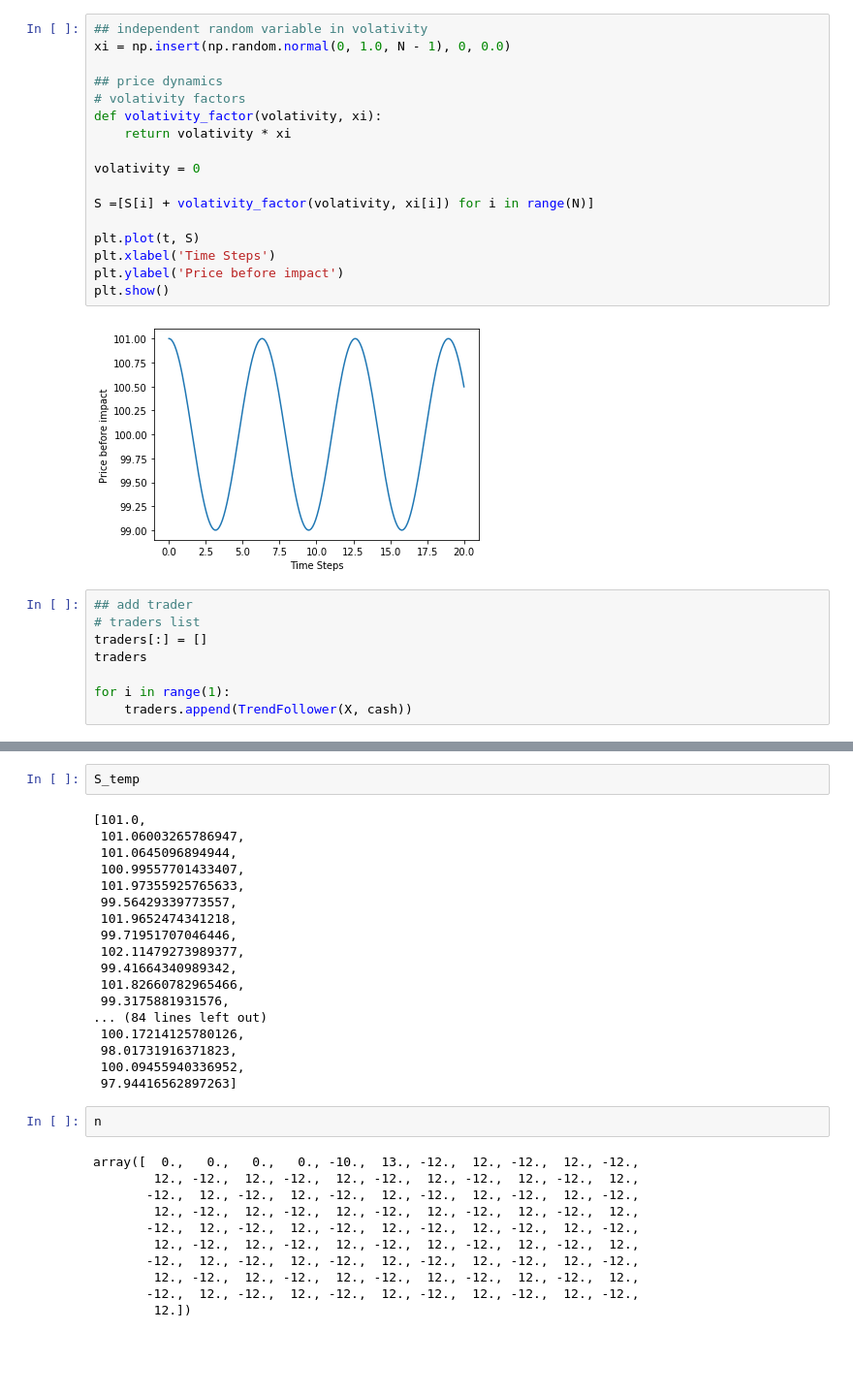
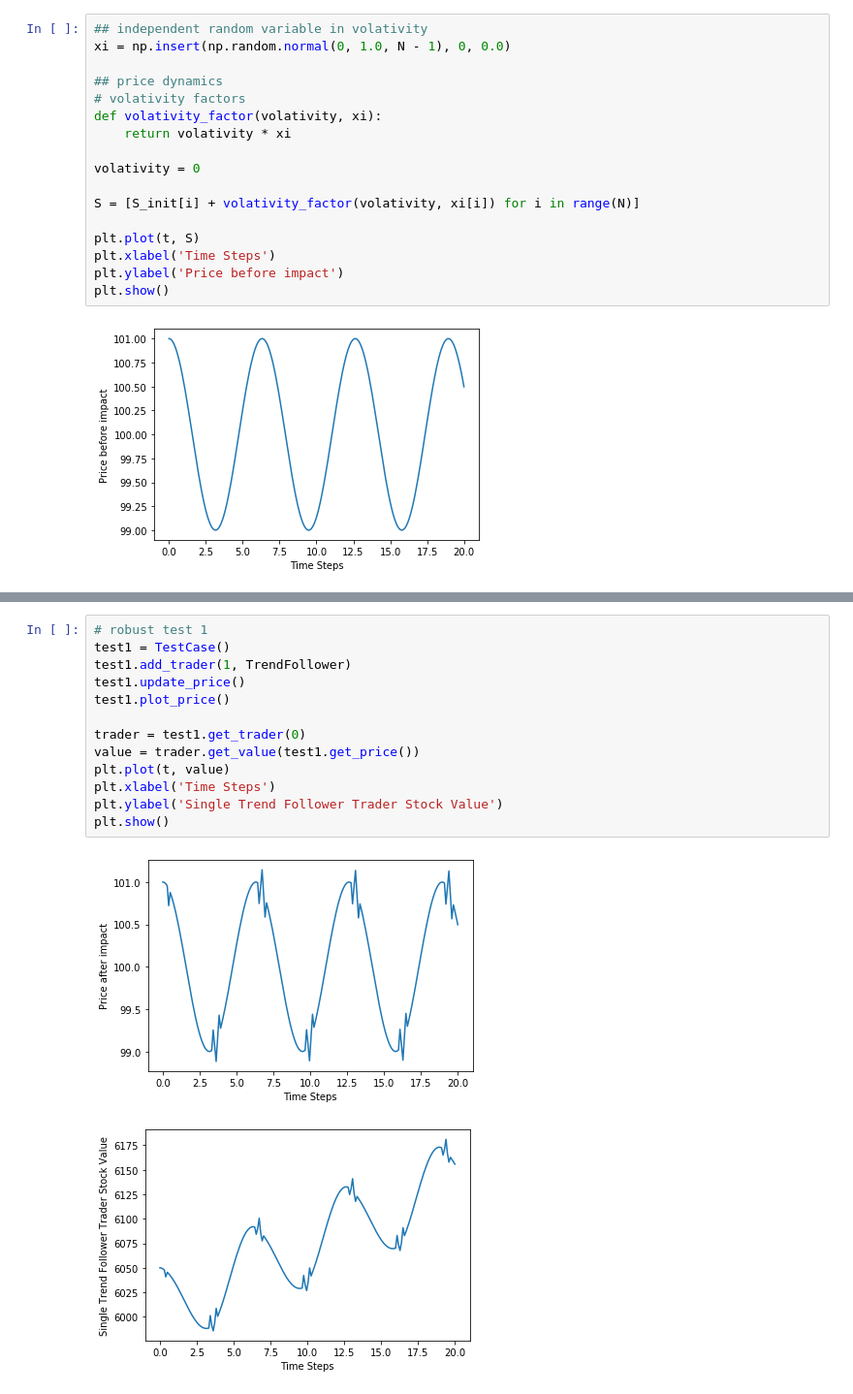
Before and after one commit to khanhnguyen15/Market-Simulation, a Jupyter notebook: Market-Simulation.ipynb, the cells around one changed output, grey strips where cells are left out. Shown: that part at 97% size. Cells and saved outputs as stored; diff of their text form; blank space fills up the shorter version.

Commit message:
formalize test case

```diff
--- a/Market-Simulation.ipynb
+++ b/Market-Simulation.ipynb
@@ -117,7 +144,7 @@ def volativity_factor(volativity, xi):
 
 volativity = 0
 
-S =[S[i] + volativity_factor(volativity, xi[i]) for i in range(N)]
+S = [S_init[i] + volativity_factor(volativity, xi[i]) for i in range(N)]
 
 plt.plot(t, S)
 plt.xlabel('Time Steps')
@@ -125,11 +152,3 @@ plt.ylabel('Price before impact')
 plt.show()
 # %% [output]
 [figure]
-# %%
-## add trader
-# traders list
-traders[:] = []
-traders
-
-for i in range(1):
-    traders.append(TrendFollower(X, cash))
@@ -200,33 +200,16 @@ value
-# %%
-S_temp
-# %% [output]
-[101.0,
- 101.06003265786947,
- 101.0645096894944,
- 100.99557701433407,
- 101.97355925765633,
- 99.56429339773557,
- 101.9652474341218,
- 99.71951707046446,
- 102.11479273989377,
- 99.41664340989342,
- 101.82660782965466,
- 99.3175881931576,
-... (84 lines left out)
- 100.17214125780126,
- 98.01731916371823,
- 100.09455940336952,
- 97.94416562897263]
-# %%
-n
-# %% [output]
-array([  0.,   0.,   0.,   0., -10.,  13., -12.,  12., -12.,  12., -12.,
-        12., -12.,  12., -12.,  12., -12.,  12., -12.,  12., -12.,  12.,
-       -12.,  12., -12.,  12., -12.,  12., -12.,  12., -12.,  12., -12.,
-        12., -12.,  12., -12.,  12., -12.,  12., -12.,  12., -12.,  12.,
-       -12.,  12., -12.,  12., -12.,  12., -12.,  12., -12.,  12., -12.,
-        12., -12.,  12., -12.,  12., -12.,  12., -12.,  12., -12.,  12.,
-       -12.,  12., -12.,  12., -12.,  12., -12.,  12., -12.,  12., -12.,
-        12., -12.,  12., -12.,  12., -12.,  12., -12.,  12., -12.,  12.,
-       -12.,  12., -12.,  12., -12.,  12., -12.,  12., -12.,  12., -12.,
-        12.])
+# %%
+# robust test 1
+test1 = TestCase()
+test1.add_trader(1, TrendFollower)
+test1.update_price()
+test1.plot_price()
+
+trader = test1.get_trader(0)
+value = trader.get_value(test1.get_price())
+plt.plot(t, value)
+plt.xlabel('Time Steps')
+plt.ylabel('Single Trend Follower Trader Stock Value')
+plt.show()
+# %% [output]
+[figure, added]
+[figure, added]
```
Also changed, not shown: parts of 15 cells of this notebook.
